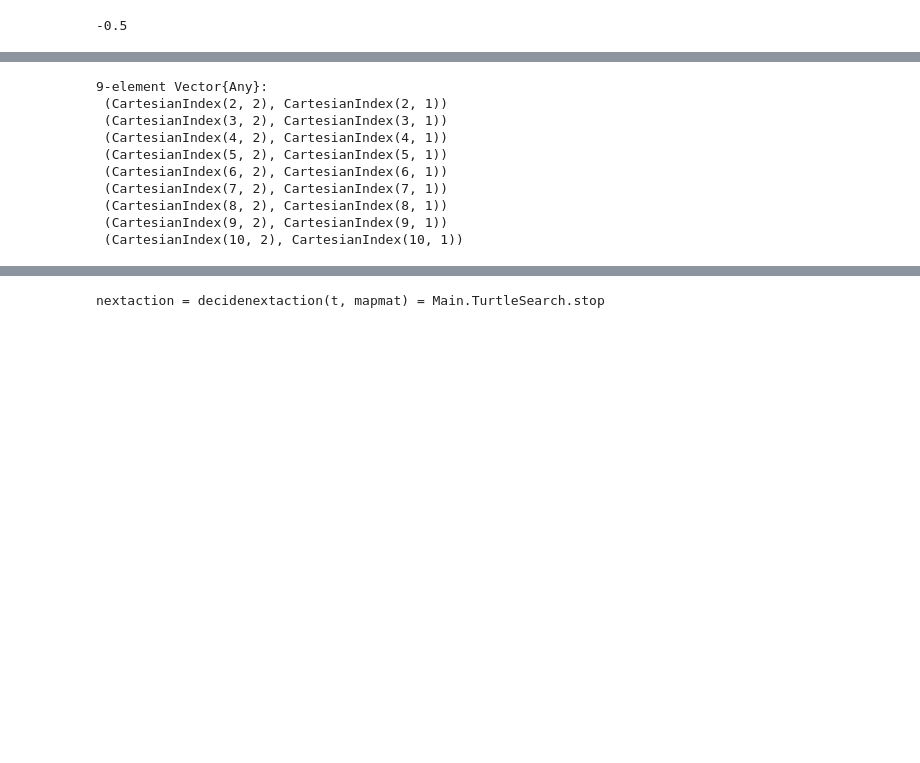
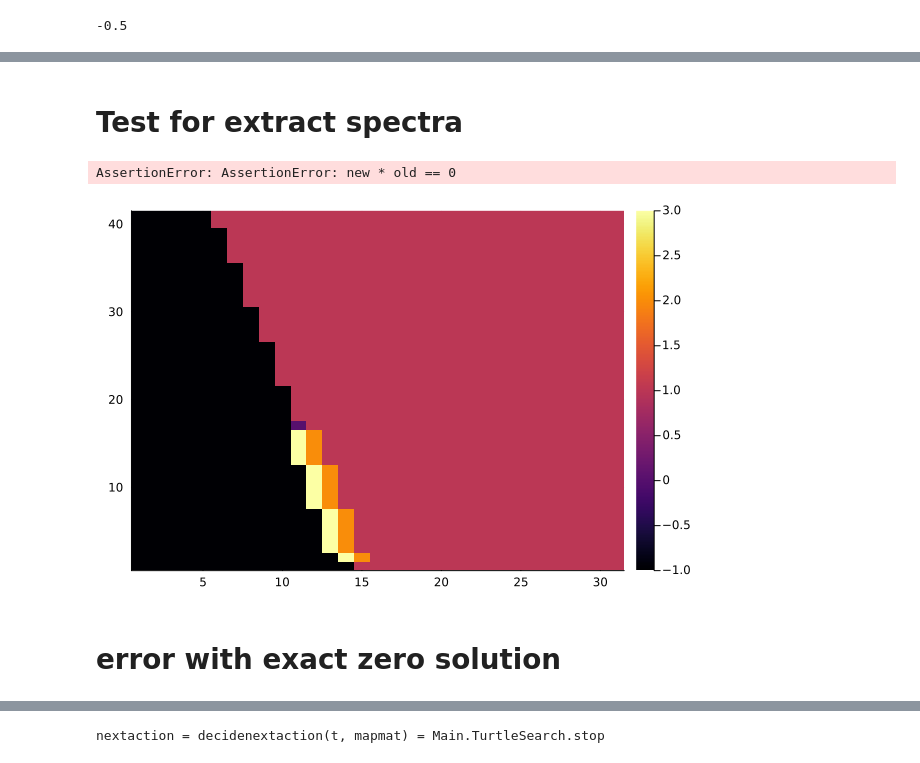
Before and after one commit to yardw/SpectraShooter.jl, a Jupyter notebook: dev.ipynb, the cells around one changed output, grey strips where cells are left out. Saved outputs shown, nothing was run; the diff lists cells and outputs as text; code cells hidden in the pictures; blank space fills up the shorter version.

```diff
--- a/dev.ipynb
+++ b/dev.ipynb
@@ -467,0 +464,2 @@ Turtles(CartesianIndex(1, 2), CartesianIndex(1, 3), var"#37#38"(), Main.TurtleSe
+# %% [markdown]
+# Test for extract spectra
@@ -468,3 +468,29 @@ Turtles(CartesianIndex(1, 2), CartesianIndex(1, 3), var"#37#38"(), Main.TurtleSe
 # %%
 include("./TurtleSearch.jl")
 using .TurtleSearch
+# %%
+mapmat = [0.01y-(0.01x)^2+0.5 + 0.01(0.01x)^5 for y in 510:550, x in 390:420];
+# %%
+t = Turtles(CartesianIndex(1,15))
+steplist = []
+astep = next!(t, mapmat)
+while nothing != astep
+    # print("astep: ", astep)
+    push!(steplist, Tuple(astep))
+    astep = next!(t, mapmat)
+end
+# %% [output]
+AssertionError: AssertionError: new * old == 0
+# %%
+using Plots
+# steps = zeros(Int, size(mapmat))
+steps = sign.(mapmat)
+for indxpair in steplist
+    steps[indxpair[1]] = 2
+    steps[indxpair[2]] = 3
+end
+heatmap(steps)
+# %% [output]
+[figure, added]
+# %% [markdown]
+# error with exact zero solution
@@ -477,18 +509,5 @@ while nothing != astep
     push!(steplist, Tuple(astep))
     astep = next!(t, mapmat)
 end
-# %%
-steplist
-# %% [output]
-9-element Vector{Any}:
- (CartesianIndex(2, 2), CartesianIndex(2, 1))
- (CartesianIndex(3, 2), CartesianIndex(3, 1))
- (CartesianIndex(4, 2), CartesianIndex(4, 1))
- (CartesianIndex(5, 2), CartesianIndex(5, 1))
- (CartesianIndex(6, 2), CartesianIndex(6, 1))
- (CartesianIndex(7, 2), CartesianIndex(7, 1))
- (CartesianIndex(8, 2), CartesianIndex(8, 1))
- (CartesianIndex(9, 2), CartesianIndex(9, 1))
- (CartesianIndex(10, 2), CartesianIndex(10, 1))
 # %%
 using Plots
```
Also changed, not shown: parts of 13 cells of this notebook, 2 other files.
